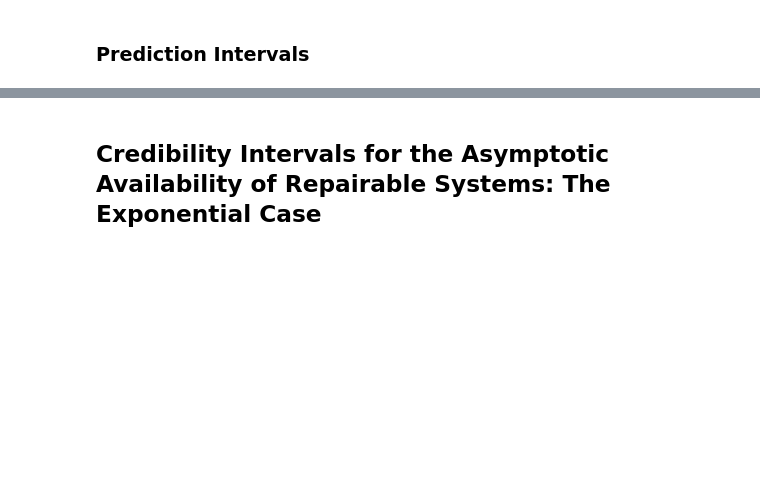
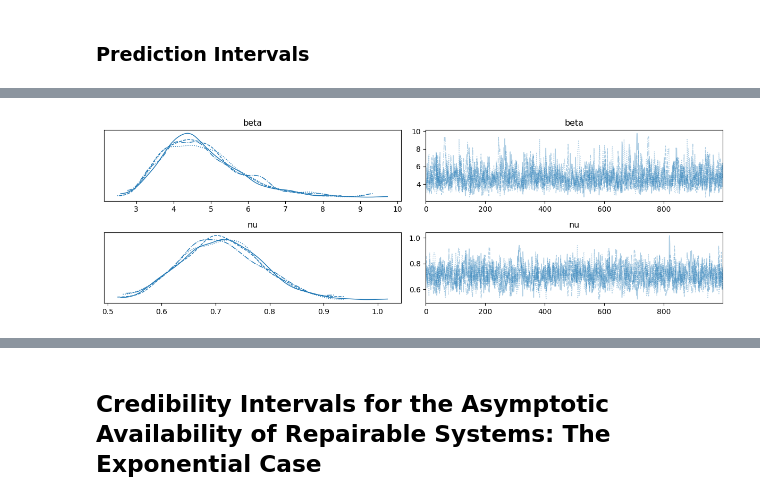
Before and after one commit to gedeck/mistat-code-solutions, a Jupyter notebook: IndustrialStatistics/notebooks/Chap010.ipynb, the cells around one changed output, grey strips where cells are left out. Drawn from its saved outputs; the diff is of its cells as text; code cells hidden in the pictures; blank space fills up the shorter version.

```diff
--- a/IndustrialStatistics/notebooks/Chap010.ipynb
+++ b/IndustrialStatistics/notebooks/Chap010.ipynb
@@ -87,0 +144,19 @@ Updated beta distributions:
+# %%
+def weibull_log_sf(y, nu, beta):
+    return - T.exp(nu * T.log(y / beta))
+# %%
+# extract observed and censored observations a numpy arrays
+censored = systemFailure['Censor'].values == 1
+y_observed = systemFailure['Time stamp'][~censored].values
+y_censored = systemFailure['Time stamp'][censored].values
+
+with pm.Model() as weibull_model_uninformative:
+    beta = pm.Uniform('beta', lower=0.5, upper=10) # scale
+    nu = pm.Uniform('nu', lower=0.5, upper=1.1) # shape
+
+    y_obs = pm.Weibull('y_obs', alpha=nu, beta=beta, observed=y_observed)
+    y_cens = pm.Potential('y_cens', weibull_log_sf(y_censored, nu, beta))
+# %%
+with weibull_model_uninformative:
+    trace_uninformative = pm.sample(1000, random_seed=123, progressbar=False,
+                     return_inferencedata=True)
@@ -87,0 +170,6 @@ Updated beta distributions:
+# %%
+with weibull_model_uninformative:
+    az.plot_trace(trace_uninformative)
+plt.tight_layout()
+# %% [output]
+[figure, added]
```
Also changed, not shown: parts of 20 cells of this notebook, 36 other files.
